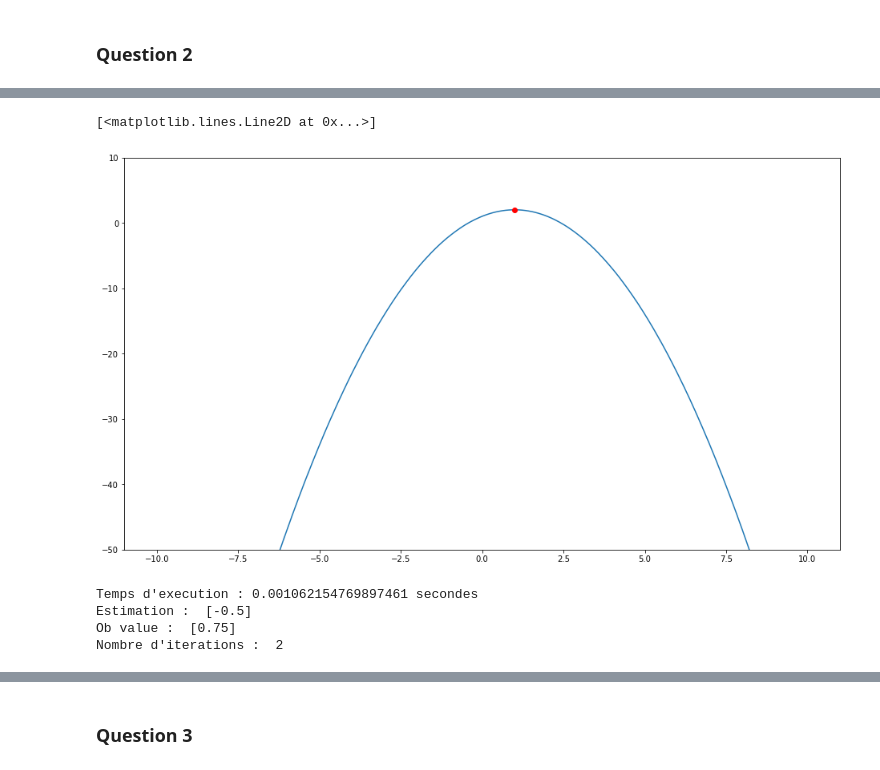
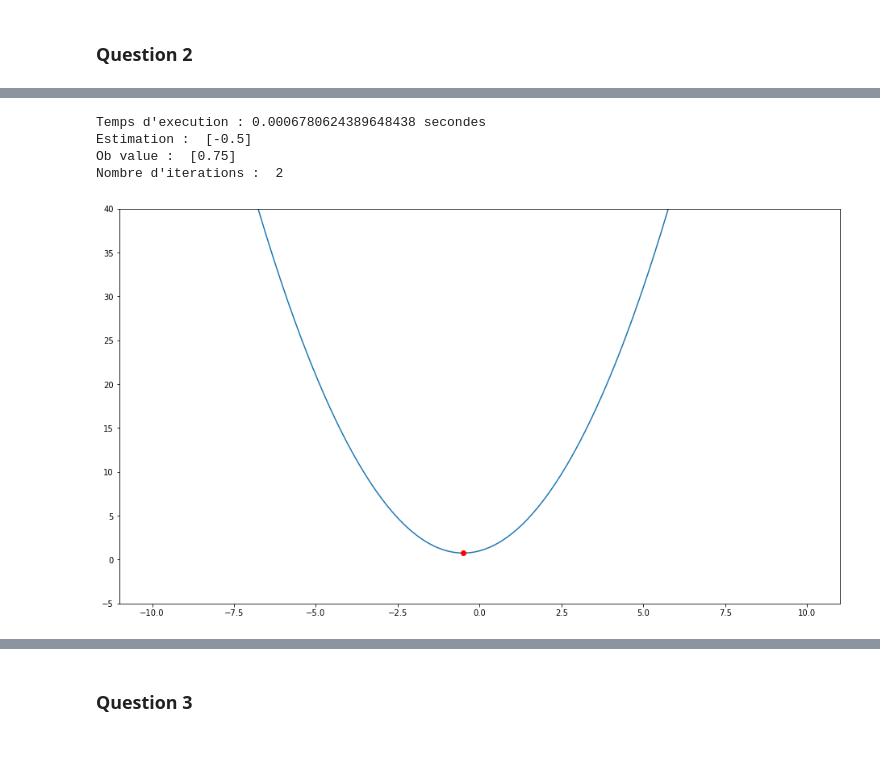
Before and after one commit to DaniGodin/ocvx, a Jupyter notebook: Code.ipynb, the cells around one changed output, grey strips where cells are left out. Drawn from its saved outputs; the diff is of its cells as text; code cells hidden in the pictures.

```diff
--- a/Code.ipynb
+++ b/Code.ipynb
@@ -232,21 +241,34 @@ Nombre d'iterations :  2
 # %%
-fig, ax = plt.subplots(figsize=(16, 9))
-x = np.linspace(-10, 10, 400)
-ax.set_ylim(-50, 10)
-ax.plot(x, maxi_1.value(x).flatten())
-ax.plot([newton_op_pt], [newton_ob_val], 'ro')
+def test_mini():
+    start = time.time()
+    newton_op_pt, newton_ob_val, newton_n_iter = newton(mini_1, np.array(3))
+    print("Temps d'execution : %s secondes" % (time.time() - start))
+    print("Estimation : ", newton_op_pt)
+    print("Ob value : ", newton_ob_val)
+    print("Nombre d'iterations : ", newton_n_iter)
+    fig, ax = plt.subplots(figsize=(16, 9))
+    x = np.linspace(-10, 10, 400)
+    ax.set_ylim(-5, 40)
+    ax.plot(x, mini_1.value(x).flatten())
+    ax.plot([newton_op_pt], [newton_ob_val], 'ro')
-# %% [output]
-[<matplotlib.lines.Line2D at 0x...>]
-[figure, removed]
+# %%
+test_mini()
+# %% [output]
+Temps d'execution : 0.0006780624389648438 secondes
+Estimation :  [-0.5]
+Ob value :  [0.75]
+Nombre d'iterations :  2
+[figure, added]
 # %%
-start = time.time()
-newton_op_pt, newton_ob_val, newton_n_iter = newton(mini_1, np.array(3))
-print("Temps d'execution : %s secondes" % (time.time() - start))
-print("Estimation : ", newton_op_pt)
-print("Ob value : ", newton_ob_val)
-print("Nombre d'iterations : ", newton_n_iter)
+def test_exp():
+    start = time.time()
+    newton_op_pt, newton_ob_val, newton_n_iter = newton(exp_1, np.array(3))
+    print("Temps d'execution : %s secondes" % (time.time() - start))
+    print("Estimation : ", newton_op_pt)
+    print("Ob value : ", newton_ob_val)
+    print("Nombre d'iterations : ", newton_n_iter)
+    fig, ax = plt.subplots(figsize=(16, 9))
+    x = np.linspace(-5, 5, 400)
+    ax.set_ylim(0, 10)
+    ax.plot(x, exp_1.value(x).flatten())
+    ax.plot([newton_op_pt], [newton_ob_val], 'ro')
-# %% [output]
-Temps d'execution : 0.001062154769897461 secondes
-Estimation :  [-0.5]
-Ob value :  [0.75]
-Nombre d'iterations :  2
```
Also changed, not shown: parts of 19 cells of this notebook, 2 other files.
